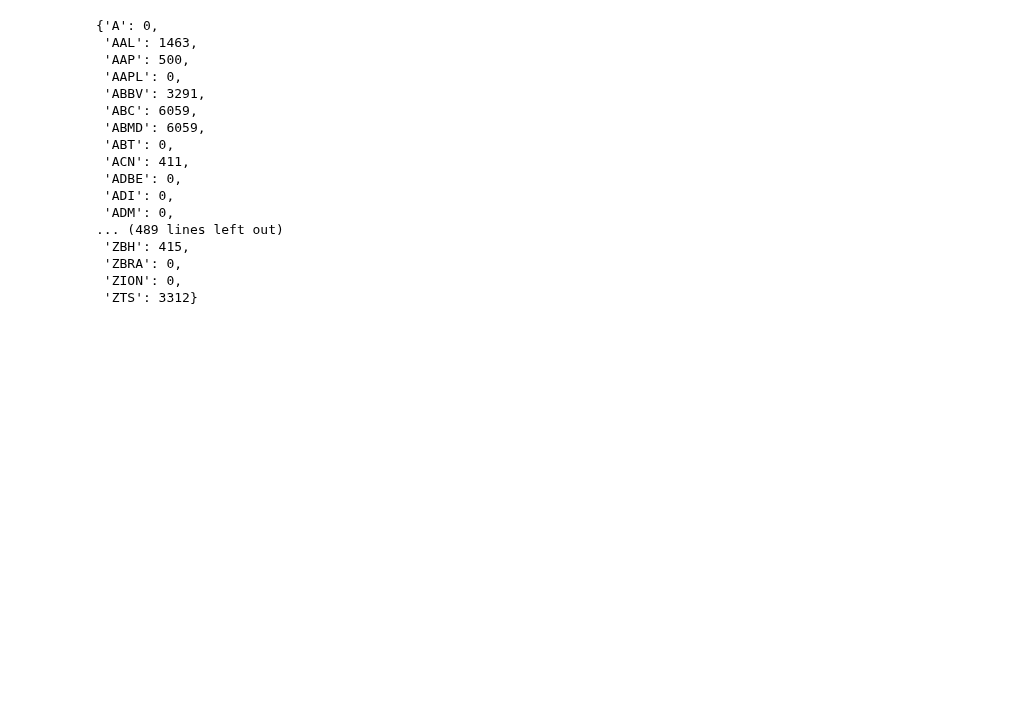
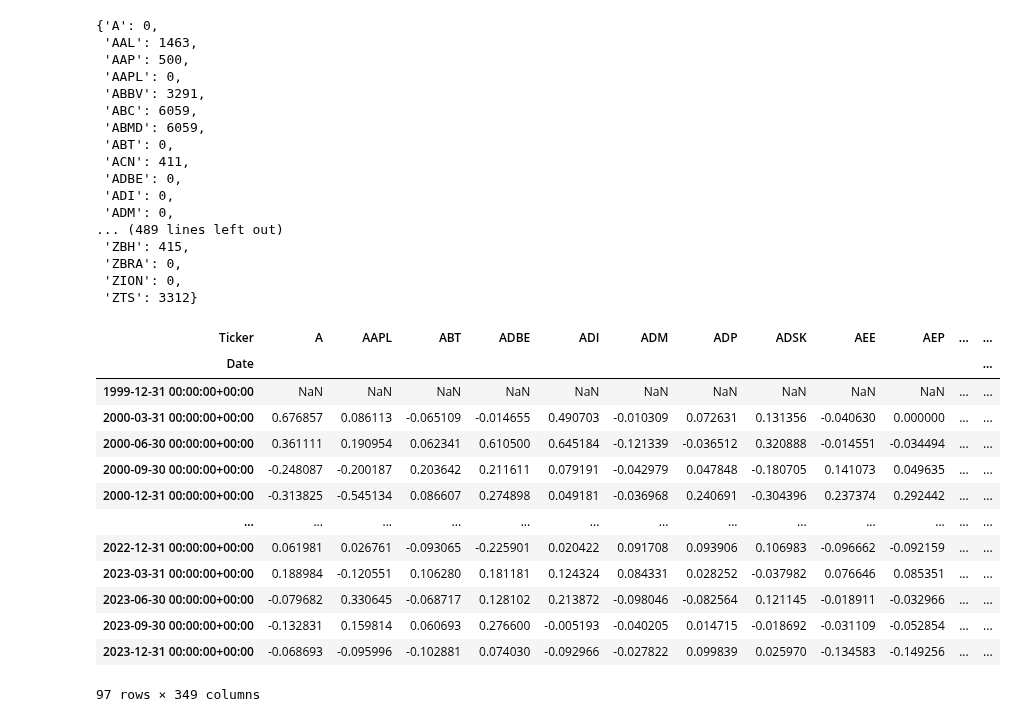
Before and after one commit to mkowalewski1282/portfolio_analysis, a Jupyter notebook: data_download.ipynb, the cells around one changed output. Cells and saved outputs as stored; diff of their text form; code cells hidden in the pictures; blank space fills up the shorter version.

Commit message:
data download completed

```diff
--- a/data_download.ipynb
+++ b/data_download.ipynb
@@ -107,3 +107,30 @@ nan_count_dict
  'ZBRA': 0,
  'ZION': 0,
  'ZTS': 3312}
+# %%
+valid_columns = [column for column, nan_count in nan_count_dict.items() if nan_count == 0]
+filtered_df = adj_close_df[valid_columns]
+
+quarterly_df = filtered_df.resample('Q').first()
+
+quarterly_return_rates_df = quarterly_df.pct_change()
+quarterly_return_rates_df.dropna(inplace=True) # dropping first row as from the second one there are non-nan values
+
+quarterly_return_rates_df.to_csv(r'./data/quarterly_return_rates.csv')
+
+quarterly_return_rates_df
+# %% [output]
+| Ticker | A | AAPL | ABT | ADBE | ADI | ADM | ADP | ADSK | AEE | AEP | ... | ... |
+| Date |  |  |  |  |  |  |  |  |  |  |  | ... |
+| 1999-12-31 00:00:00+00:00 | NaN | NaN | NaN | NaN | NaN | NaN | NaN | NaN | NaN | NaN | ... | ... |
+| 2000-03-31 00:00:00+00:00 | 0.676857 | 0.086113 | -0.065109 | -0.014655 | 0.490703 | -0.010309 | 0.072631 | 0.131356 | -0.040630 | 0.000000 | ... | ... |
+| 2000-06-30 00:00:00+00:00 | 0.361111 | 0.190954 | 0.062341 | 0.610500 | 0.645184 | -0.121339 | -0.036512 | 0.320888 | -0.014551 | -0.034494 | ... | ... |
+| 2000-09-30 00:00:00+00:00 | -0.248087 | -0.200187 | 0.203642 | 0.211611 | 0.079191 | -0.042979 | 0.047848 | -0.180705 | 0.141073 | 0.049635 | ... | ... |
+| 2000-12-31 00:00:00+00:00 | -0.313825 | -0.545134 | 0.086607 | 0.274898 | 0.049181 | -0.036968 | 0.240691 | -0.304396 | 0.237374 | 0.292442 | ... | ... |
+| ... | ... | ... | ... | ... | ... | ... | ... | ... | ... | ... | ... | ... |
+| 2022-12-31 00:00:00+00:00 | 0.061981 | 0.026761 | -0.093065 | -0.225901 | 0.020422 | 0.091708 | 0.093906 | 0.106983 | -0.096662 | -0.092159 | ... | ... |
+| 2023-03-31 00:00:00+00:00 | 0.188984 | -0.120551 | 0.106280 | 0.181181 | 0.124324 | 0.084331 | 0.028252 | -0.037982 | 0.076646 | 0.085351 | ... | ... |
+| 2023-06-30 00:00:00+00:00 | -0.079682 | 0.330645 | -0.068717 | 0.128102 | 0.213872 | -0.098046 | -0.082564 | 0.121145 | -0.018911 | -0.032966 | ... | ... |
+| 2023-09-30 00:00:00+00:00 | -0.132831 | 0.159814 | 0.060693 | 0.276600 | -0.005193 | -0.040205 | 0.014715 | -0.018692 | -0.031109 | -0.052854 | ... | ... |
+| 2023-12-31 00:00:00+00:00 | -0.068693 | -0.095996 | -0.102881 | 0.074030 | -0.092966 | -0.027822 | 0.099839 | 0.025970 | -0.134583 | -0.149256 | ... | ... |
+97 rows × 349 columns
```
Also changed, not shown: parts of 2 cells of this notebook.
